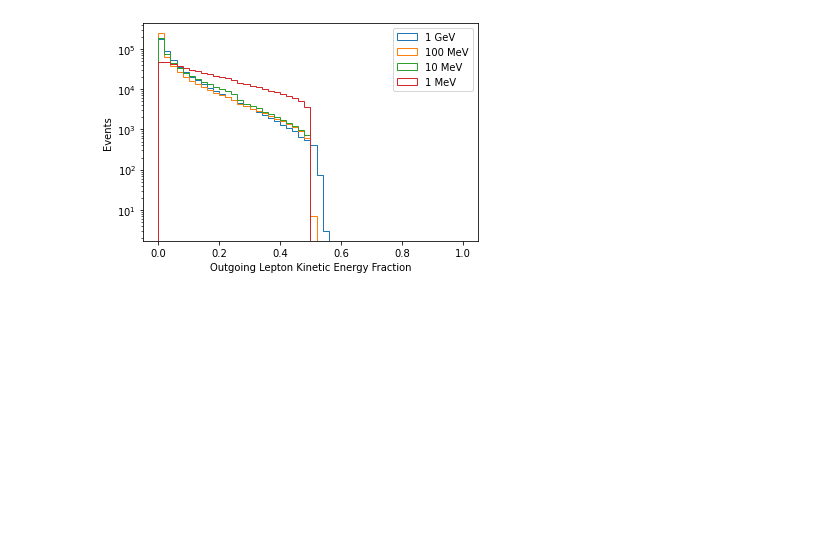
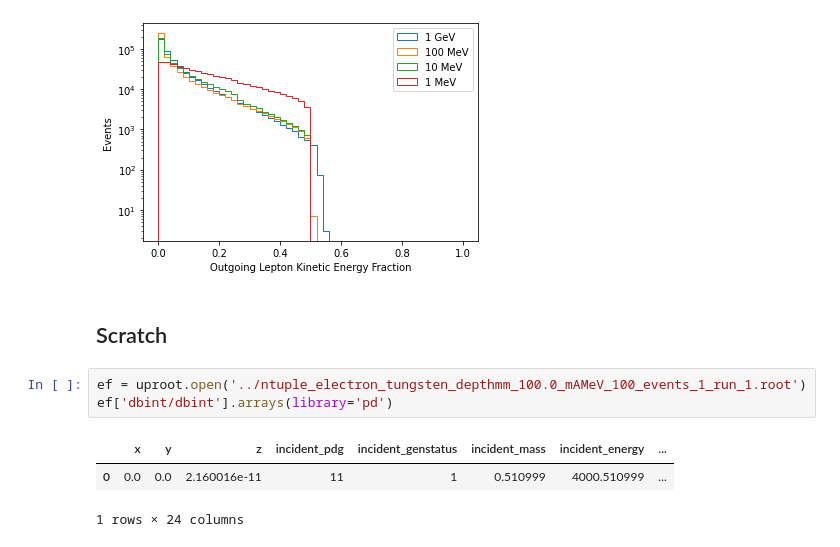
Before and after one commit to tomeichlersmith/ldmx-sim-technique, a Jupyter notebook: ana/plot-dev.ipynb, the cells around one changed output. Drawn from its saved outputs; the diff is of its cells as text; blank space fills up the shorter version.

```diff
--- a/ana/plot-dev.ipynb
+++ b/ana/plot-dev.ipynb
@@ -60,3 +60,12 @@ plt.ylabel('Events')
 plt.show()
 # %% [output]
 [figure]
+# %% [markdown]
+## Scratch
+# %%
+ef = uproot.open('../ntuple_electron_tungsten_depthmm_100.0_mAMeV_100_events_1_run_1.root')
+ef['dbint/dbint'].arrays(library='pd')
+# %% [output]
+|  | x | y | z | incident_pdg | incident_genstatus | incident_mass | incident_energy | ... |
+| 0 | 0.0 | 0.0 | 2.160016e-11 | 11 | 1 | 0.510999 | 4000.510999 | ... |
+1 rows × 24 columns
```
Also changed, not shown: parts of 4 cells of this notebook.
